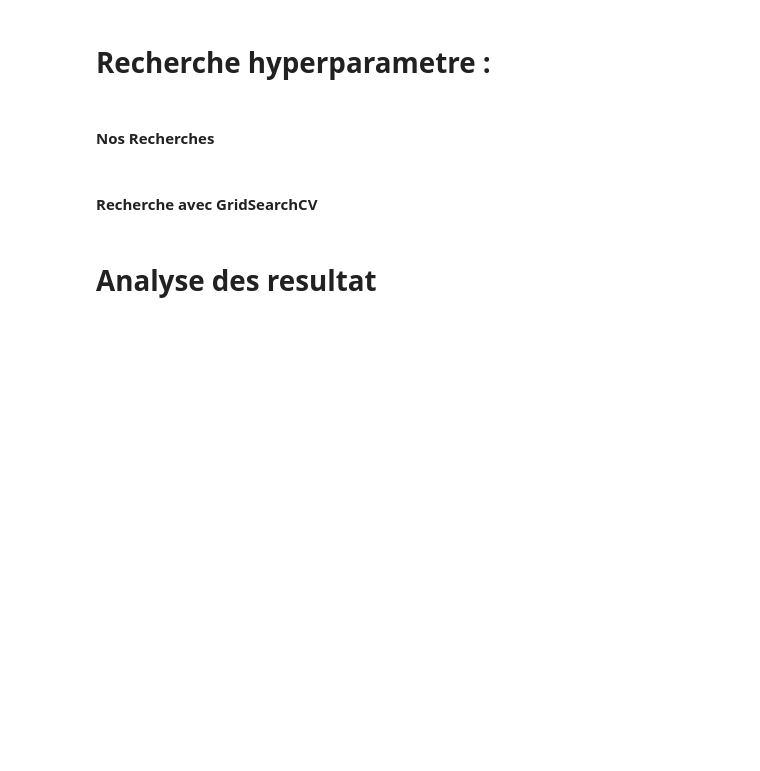
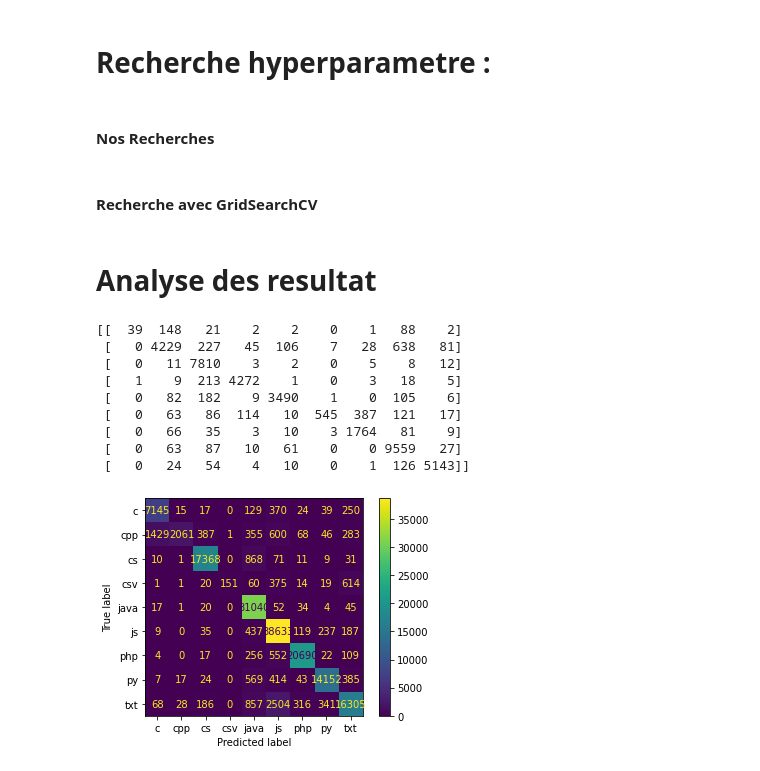
Before and after one commit to kilca/AI-CodingLanguage-Recognition, a Jupyter notebook: IAPA-Projet.ipynb, the cells around one changed output. Drawn from its saved outputs; the diff is of its cells as text; code cells hidden in the pictures; blank space fills up the shorter version.

Commit message:
confusion matrix

```diff
--- a/IAPA-Projet.ipynb
+++ b/IAPA-Projet.ipynb
@@ -207,3 +228,22 @@ print(clf.score(valid["content"],valid["lang"]))
+# %%
+# Matrice de confusion
+y_true = valid["lang"]
+y_pred = clf.predict(valid["content"])
+print(confusion_matrix(y_true, y_pred, labels=lang))
+plot_confusion_matrix(clf, train["content"], train["lang"])
+plt.show()
+#Todo accuracy test
+# %% [output]
+[[  39  148   21    2    2    0    1   88    2]
+ [   0 4229  227   45  106    7   28  638   81]
+ [   0   11 7810    3    2    0    5    8   12]
+ [   1    9  213 4272    1    0    3   18    5]
+ [   0   82  182    9 3490    1    0  105    6]
+ [   0   63   86  114   10  545  387  121   17]
+ [   0   66   35    3   10    3 1764   81    9]
+ [   0   63   87   10   61    0    0 9559   27]
+ [   0   24   54    4   10    0    1  126 5143]]
+[figure, added]
 # %%
 y_true =  valid["lang"]
 y_pred = clf.predict(valid["content"])
```
Also changed, not shown: parts of 9 cells of this notebook, 1 other file.
